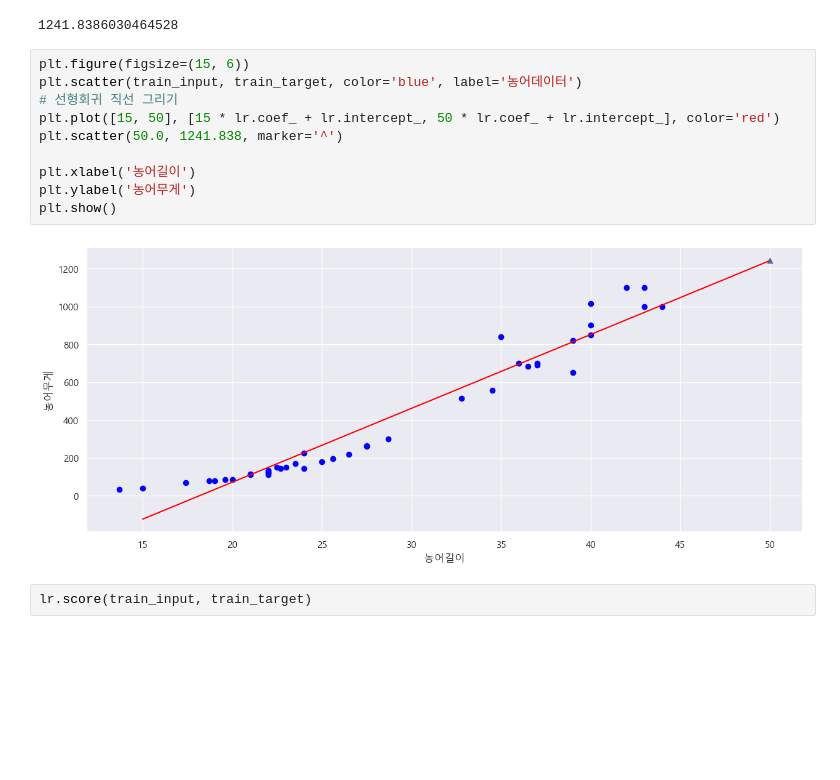
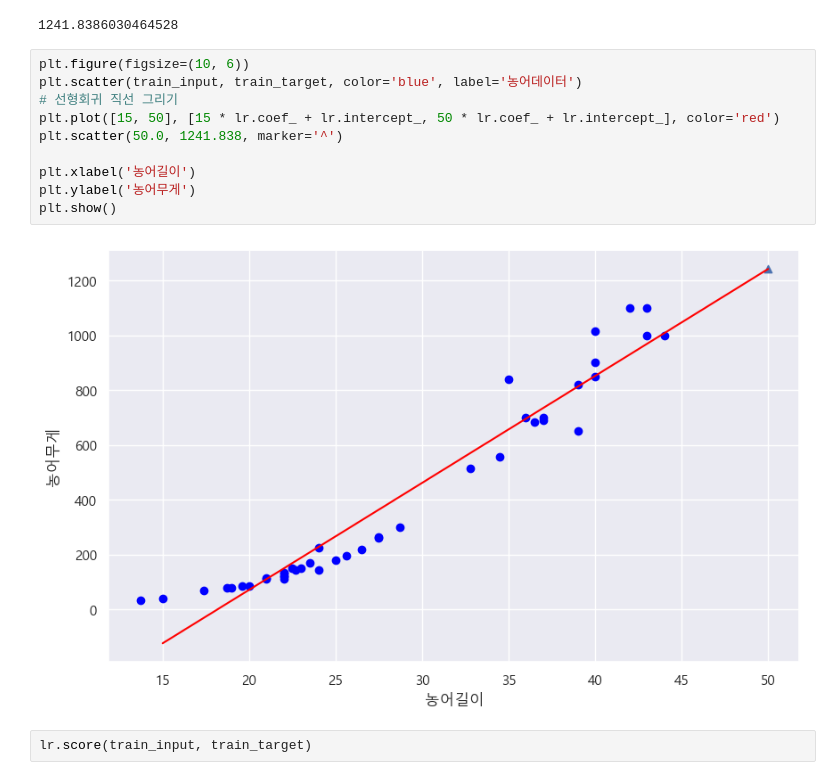
Before and after one commit to hyungwoo1413/iot-dataanalysis-2025, a Jupyter notebook: day02/mldl03_선형회귀.ipynb, the cells around one changed output. Drawn from its saved outputs; the diff is of its cells as text; blank space fills up the shorter version.

```diff
--- a/day02/mldl03_선형회귀.ipynb
+++ b/day02/mldl03_선형회귀.ipynb
@@ -145,17 +145,17 @@ lr.intercept_ # 절편
 # %% [output]
 1241.8386030464528
 # %%
-plt.figure(figsize=(15, 6))
+plt.figure(figsize=(10, 6))
 plt.scatter(train_input, train_target, color='blue', label='농어데이터')
 # 선형회귀 직선 그리기
 plt.plot([15, 50], [15 * lr.coef_ + lr.intercept_, 50 * lr.coef_ + lr.intercept_], color='red')
 plt.scatter(50.0, 1241.838, marker='^')
 
 plt.xlabel('농어길이')
 plt.ylabel('농어무게')
 plt.show()
 # %% [output]
-[figure, old version]
+[figure, new version]
 # %%
 lr.score(train_input, train_target)
 # %% [output]
```
Also changed, not shown: parts of 13 cells of this notebook, 6 other files.
